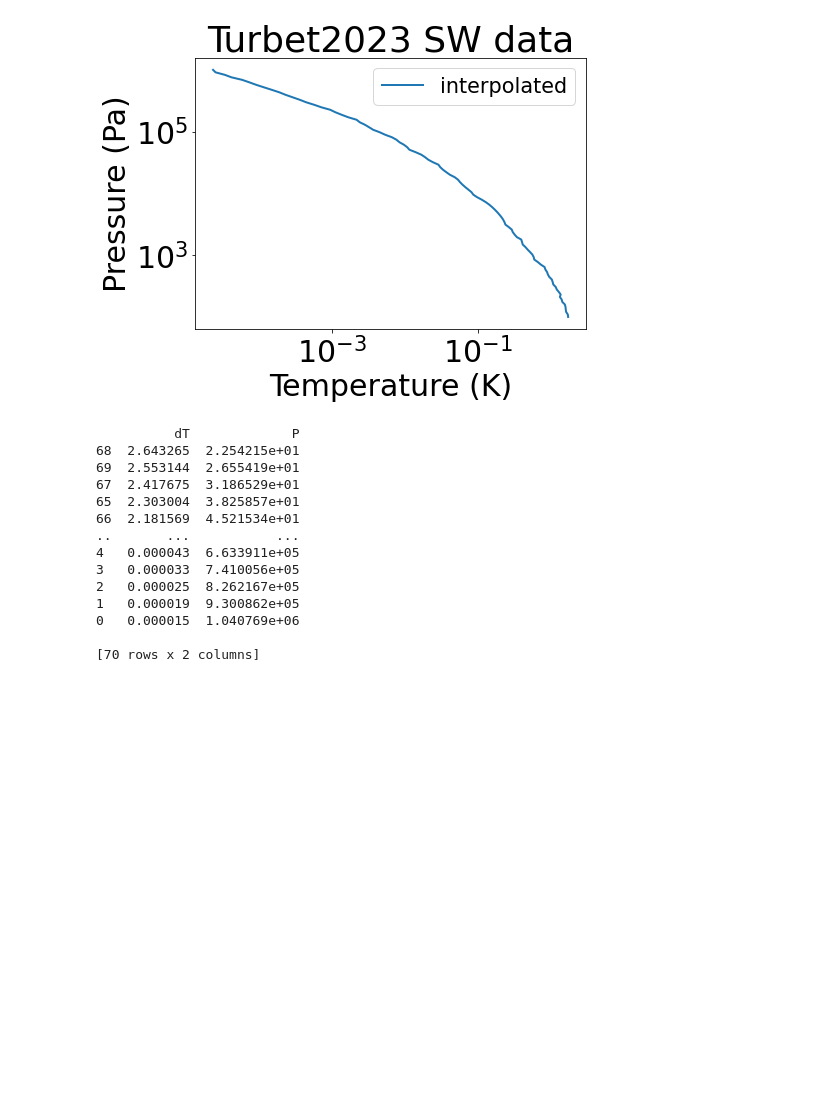
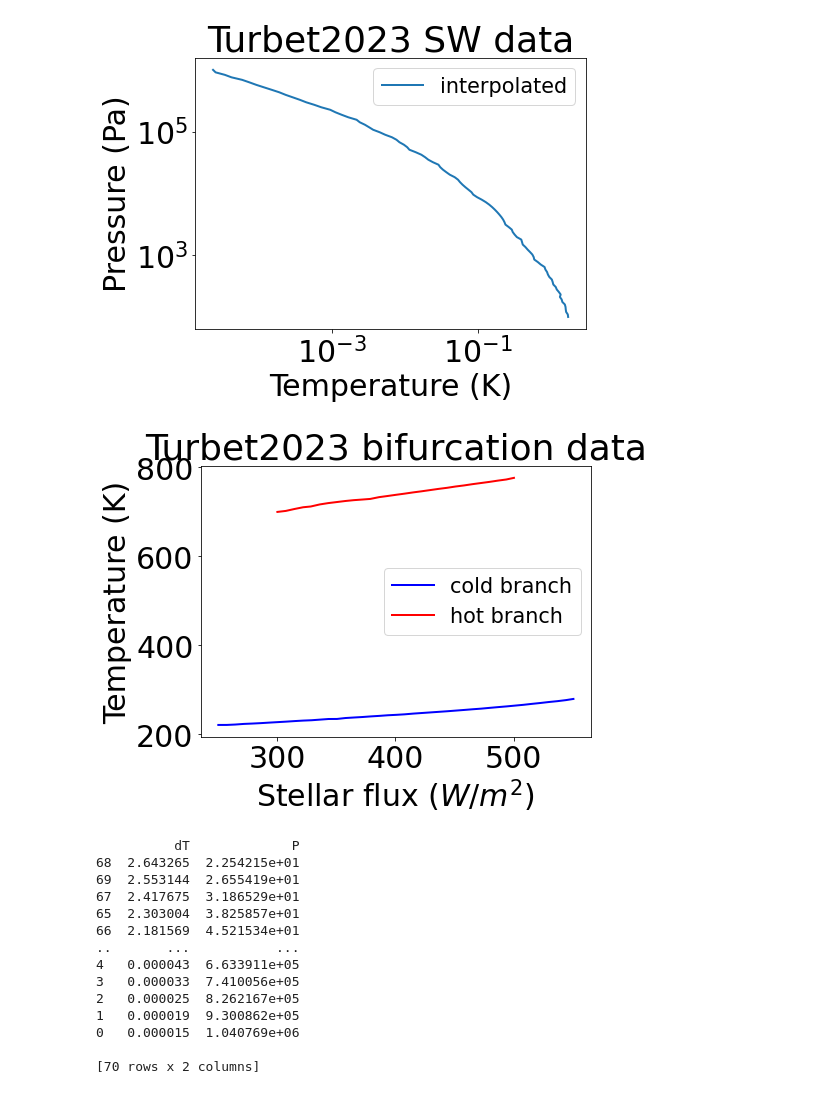
Before and after one commit to bowen27/hysteresis_steam, a Jupyter notebook: Code_OnMidway2Cluster_03242023/radiation fitting.ipynb, the cells around one changed output. Cells and saved outputs as stored; diff of their text form; code cells hidden in the pictures; blank space fills up the shorter version.

```diff
--- a/Code_OnMidway2Cluster_03242023/radiation fitting.ipynb
+++ b/Code_OnMidway2Cluster_03242023/radiation fitting.ipynb
@@ -140,6 +140,59 @@ plt.show()
 
 [110 rows x 2 columns]
 [figure]
+# %%
+# read Turbet2023 bifurcation data
+# read data
+coldts = pd.read_csv('./screenshots/Turbet2023_data/T-S-cold.csv',header=None)
+# assign headers
+coldts.columns = ["S", "T"]
+# make data in right order (necessary for interpolation)
+coldts = coldts.sort_values(by=['S'], ascending=True)
+# interpolate data to a consistent pressure coordinate
+S0 = coldts['S']; T0 = coldts['T'];
+S_TB2023_cold = 340.25 * S0
+T_TB2023_cold = T0
+# P = np.logspace(2, 6, 100)
+# cs = CubicSpline(P0, T0)
+# T_TB2023 = cs(P)
+
+# read data
+hotts = pd.read_csv('./screenshots/Turbet2023_data/T-S-hot.csv',header=None)
+# assign headers
+hotts.columns = ["S", "T"]
+# make data in right order (necessary for interpolation)
+hotts = hotts.sort_values(by=['S'], ascending=True)
+# interpolate data to a consistent pressure coordinate
+S0 = hotts['S']; T0 = hotts['T'];
+S_TB2023_hot = 340.25 * S0
+T_TB2023_hot = T0
+# P = np.logspace(2, 6, 100)
+# cs = CubicSpline(P0, T0)
+# T_TB2023 = cs(P)
+
+# plot
+fig, ax = plt.subplots()
+
+# ax.plot(T0, P0, linewidth=2.0,label = 'original')
+ax.plot(S_TB2023_cold, T_TB2023_cold, 'b-',linewidth = 2.0, label = 'cold branch')
+ax.plot(S_TB2023_hot, T_TB2023_hot, 'r-',linewidth = 2.0, label = 'hot branch')
+# ax.plot(280,900,'r+',label='CC')
+
+# ax.set(xlim=(0, 8), xticks=np.arange(1, 8),
+#        ylim=(0, 8), yticks=np.arange(1, 8))
+
+plt.title("Turbet2023 bifurcation data")
+plt.ylabel("Temperature (K)")
+plt.xlabel(r"Stellar flux ($W/m^2$)")
+plt.rcParams.update({'font.size': 30})
+plt.rcParams["figure.figsize"] = (7,5)
+ax.legend(loc='best', fontsize='x-small')
+# ax.set_yscale('log')
+# ax.set_xscale('log')
+
+plt.show()
+# %% [output]
+[figure, added]
 # %%
 # read Selsis2023 data
 # read data
```
Also changed, not shown: parts of 3 cells of this notebook, 6 other files.
